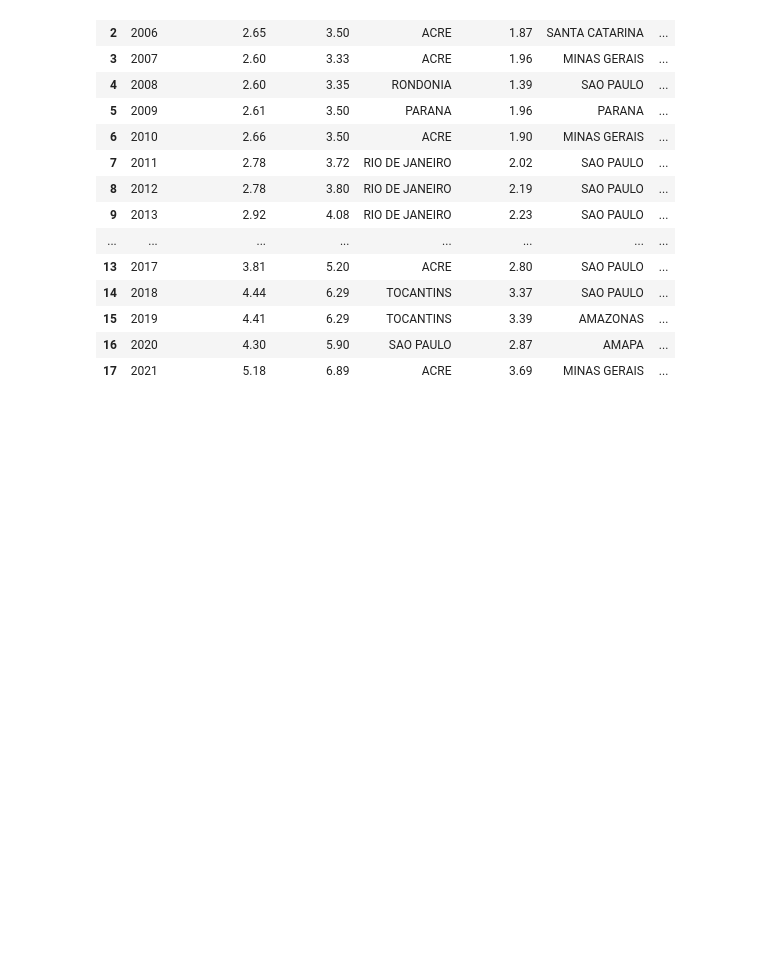
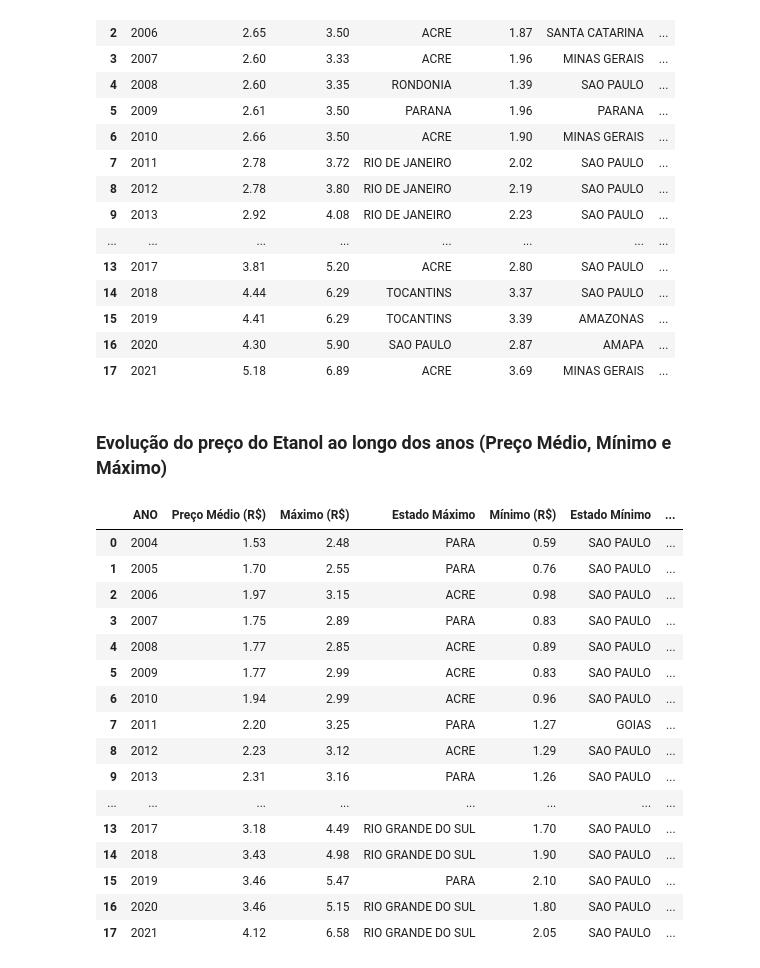
Before and after one commit to eborgesfreitas/analise-combustiveis, a Jupyter notebook: Notebooks/analise_exploratoria.ipynb, the cells around one changed output. Drawn from its saved outputs; the diff is of its cells as text; code cells hidden in the pictures; blank space fills up the shorter version.

```diff
--- a/Notebooks/analise_exploratoria.ipynb
+++ b/Notebooks/analise_exploratoria.ipynb
@@ -377,8 +425,8 @@ tabela_resumo
 # %%
 # Diferença entre preço médio, máximo e mínimo ao longo dos anos com diferenças absolutas e relativas
-resultados = []
+resultados_gasolina = []
 
-for periodo, grupo in df_gasolina.groupby('ANO'):
+for periodo, grupo in df_gasolina_comum.groupby('ANO'):
     # Dados de preço máximo
     max_preco = grupo['PREÇO MÁXIMO REVENDA'].max()
     estado_max = grupo.loc[grupo['PREÇO MÁXIMO REVENDA'] == max_preco, 'ESTADO'].values[0]
@@ -396,7 +444,7 @@ for periodo, grupo in df_gasolina.groupby('ANO'):
 
 
     # adicionando a lista resultados
-    resultados.append({
+    resultados_gasolina.append({
         'ANO': periodo,
         'Preço Médio (R$)': round(media, 2),
         'Máximo (R$)': round(max_preco, 2),
@@ -408,9 +456,9 @@ for periodo, grupo in df_gasolina.groupby('ANO'):
     })
 
 # Criar tabela final a partir da lista
-tabela_diferencas = pd.DataFrame(resultados)
+tabela_diferencas_gasolina = pd.DataFrame(resultados_gasolina)
 
-tabela_diferencas
+tabela_diferencas_gasolina
 # %% [output]
 |  | ANO | Preço Médio (R$) | Máximo (R$) | Estado Máximo | Mínimo (R$) | Estado Mínimo | ... |
 | 0 | 2004 | 2.24 | 3.10 | ACRE | 1.53 | SAO PAULO | ... |
@@ -429,3 +477,60 @@ tabela_diferencas
 | 15 | 2019 | 4.41 | 6.29 | TOCANTINS | 3.39 | AMAZONAS | ... |
 | 16 | 2020 | 4.30 | 5.90 | SAO PAULO | 2.87 | AMAPA | ... |
 | 17 | 2021 | 5.18 | 6.89 | ACRE | 3.69 | MINAS GERAIS | ... |
+# %% [markdown]
+### Evolução do preço do Etanol ao longo dos anos (Preço Médio, Mínimo e Máximo)
+# %%
+# Diferença entre preço médio, máximo e mínimo ao longo dos anos com diferenças absolutas e relativas
+resultados_etanol = []
+
+for periodo, grupo in df_etanol.groupby('ANO'):
+    # Dados de preço máximo
+    max_preco = grupo['PREÇO MÁXIMO REVENDA'].max()
+    estado_max = grupo.loc[grupo['PREÇO MÁXIMO REVENDA'] == max_preco, 'ESTADO'].values[0]
+
+    # Dados de preço mínimo
+    min_preco = grupo['PREÇO MÍNIMO REVENDA'].min()
+    estado_min = grupo.loc[grupo['PREÇO MÍNIMO REVENDA'] == min_preco, 'ESTADO'].values[0]
+
+    # Preço médio de revenda
+    media = grupo['PREÇO MÉDIO REVENDA'].mean()
+
+    # Calcular diferenças
+    diff_abs = max_preco - min_preco
+    diff_percent = round((diff_abs / min_preco) * 100, 2)
+
+
+    # adicionando a lista resultados
+    resultados_etanol.append({
+        'ANO': periodo,
+        'Preço Médio (R$)': round(media, 2),
+        'Máximo (R$)': round(max_preco, 2),
+        'Estado Máximo': estado_max,
+        'Mínimo (R$)': round(min_preco, 2),
+        'Estado Mínimo': estado_min,
+        'Diferença Absoluta (R$)': round(diff_abs, 2),
+        'Diferença Percentual (%)': round(diff_percent, 2)
+    })
+
+# Criar tabela final a partir da lista
+tabela_diferencas_etanol = pd.DataFrame(resultados_etanol)
+
+tabela_diferencas_etanol
+# %% [output]
+|  | ANO | Preço Médio (R$) | Máximo (R$) | Estado Máximo | Mínimo (R$) | Estado Mínimo | ... |
+| 0 | 2004 | 1.53 | 2.48 | PARA | 0.59 | SAO PAULO | ... |
+| 1 | 2005 | 1.70 | 2.55 | PARA | 0.76 | SAO PAULO | ... |
+| 2 | 2006 | 1.97 | 3.15 | ACRE | 0.98 | SAO PAULO | ... |
+| 3 | 2007 | 1.75 | 2.89 | PARA | 0.83 | SAO PAULO | ... |
+| 4 | 2008 | 1.77 | 2.85 | ACRE | 0.89 | SAO PAULO | ... |
+| 5 | 2009 | 1.77 | 2.99 | ACRE | 0.83 | SAO PAULO | ... |
+| 6 | 2010 | 1.94 | 2.99 | ACRE | 0.96 | SAO PAULO | ... |
+| 7 | 2011 | 2.20 | 3.25 | PARA | 1.27 | GOIAS | ... |
+| 8 | 2012 | 2.23 | 3.12 | ACRE | 1.29 | SAO PAULO | ... |
+| 9 | 2013 | 2.31 | 3.16 | PARA | 1.26 | SAO PAULO | ... |
+| ... | ... | ... | ... | ... | ... | ... | ... |
+| 13 | 2017 | 3.18 | 4.49 | RIO GRANDE DO SUL | 1.70 | SAO PAULO | ... |
+| 14 | 2018 | 3.43 | 4.98 | RIO GRANDE DO SUL | 1.90 | SAO PAULO | ... |
+| 15 | 2019 | 3.46 | 5.47 | PARA | 2.10 | SAO PAULO | ... |
+| 16 | 2020 | 3.46 | 5.15 | RIO GRANDE DO SUL | 1.80 | SAO PAULO | ... |
+| 17 | 2021 | 4.12 | 6.58 | RIO GRANDE DO SUL | 2.05 | SAO PAULO | ... |
```
Also changed, not shown: parts of 13 cells of this notebook, 1 other file.
